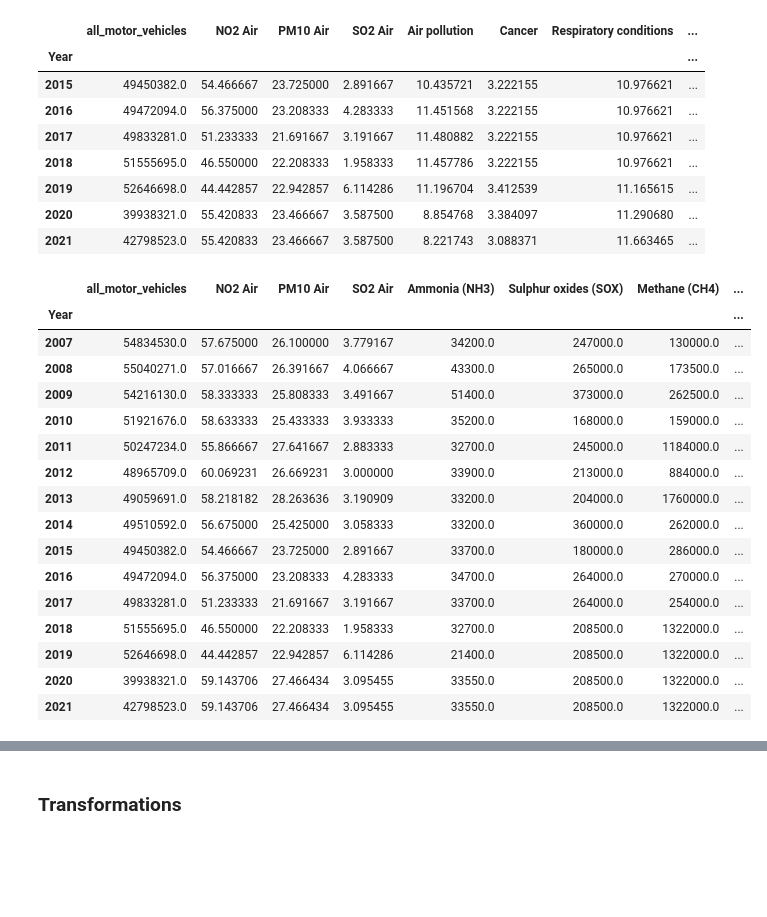
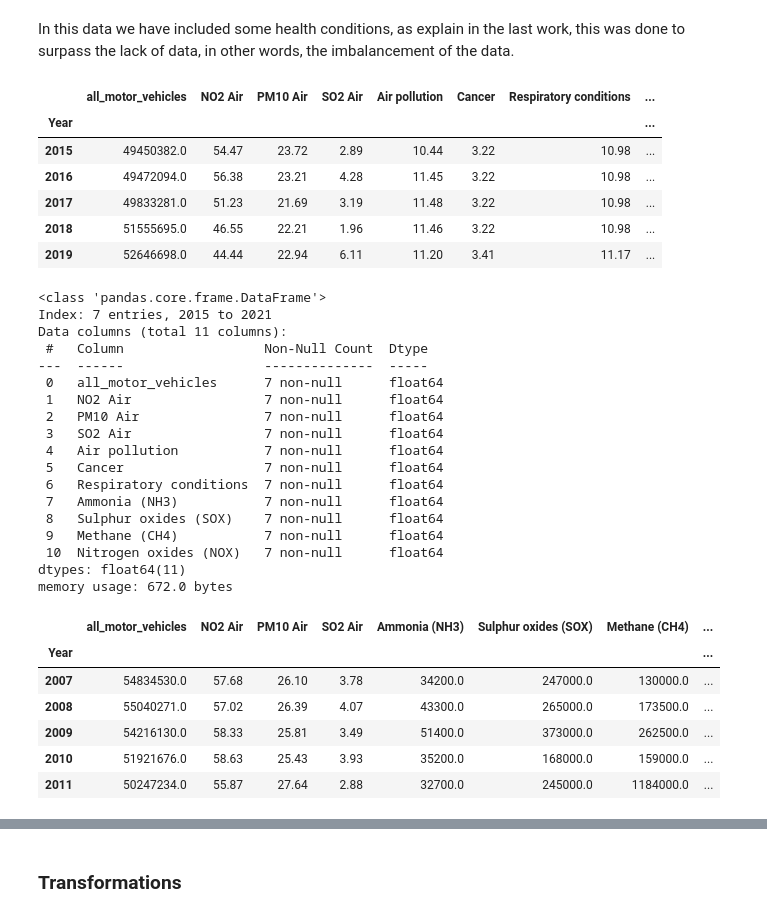
Before and after one commit to GuilhermeCasal/DataManagementFCD, a Jupyter notebook: secondDelivery.ipynb, the cells around one changed output, grey strips where cells are left out. Cells and saved outputs as stored; diff of their text form; code cells hidden in the pictures; blank space fills up the shorter version.

```diff
--- a/secondDelivery.ipynb
+++ b/secondDelivery.ipynb
@@ -7,38 +32,49 @@ from sklearn.metrics import silhouette_score
+# %% [markdown]
+In this data we have included some health conditions, as explain in the last work, this was done to surpass the lack of data, in other words, the imbalancement of the data.
 # %%
 data1 = pd.read_csv("merged_2015")
 data1 = data1.rename(columns={'Unnamed: 0': 'Year'})
 data1 = data1.set_index('Year')
-data1
+data1.head(5).round(2)
 # %% [output]
 |  | all_motor_vehicles | NO2 Air | PM10 Air | SO2 Air | Air pollution | Cancer | Respiratory conditions | ... |
 | Year |  |  |  |  |  |  |  | ... |
-| 2015 | 49450382.0 | 54.466667 | 23.725000 | 2.891667 | 10.435721 | 3.222155 | 10.976621 | ... |
-| 2016 | 49472094.0 | 56.375000 | 23.208333 | 4.283333 | 11.451568 | 3.222155 | 10.976621 | ... |
-| 2017 | 49833281.0 | 51.233333 | 21.691667 | 3.191667 | 11.480882 | 3.222155 | 10.976621 | ... |
-| 2018 | 51555695.0 | 46.550000 | 22.208333 | 1.958333 | 11.457786 | 3.222155 | 10.976621 | ... |
-| 2019 | 52646698.0 | 44.442857 | 22.942857 | 6.114286 | 11.196704 | 3.412539 | 11.165615 | ... |
-| 2020 | 39938321.0 | 55.420833 | 23.466667 | 3.587500 | 8.854768 | 3.384097 | 11.290680 | ... |
-| 2021 | 42798523.0 | 55.420833 | 23.466667 | 3.587500 | 8.221743 | 3.088371 | 11.663465 | ... |
+| 2015 | 49450382.0 | 54.47 | 23.72 | 2.89 | 10.44 | 3.22 | 10.98 | ... |
+| 2016 | 49472094.0 | 56.38 | 23.21 | 4.28 | 11.45 | 3.22 | 10.98 | ... |
+| 2017 | 49833281.0 | 51.23 | 21.69 | 3.19 | 11.48 | 3.22 | 10.98 | ... |
+| 2018 | 51555695.0 | 46.55 | 22.21 | 1.96 | 11.46 | 3.22 | 10.98 | ... |
+| 2019 | 52646698.0 | 44.44 | 22.94 | 6.11 | 11.20 | 3.41 | 11.17 | ... |
+# %%
+data1.info()
+# %% [output]
+<class 'pandas.core.frame.DataFrame'>
+Index: 7 entries, 2015 to 2021
+Data columns (total 11 columns):
+ #   Column                  Non-Null Count  Dtype
+---  ------                  --------------  -----
+ 0   all_motor_vehicles      7 non-null      float64
+ 1   NO2 Air                 7 non-null      float64
+ 2   PM10 Air                7 non-null      float64
+ 3   SO2 Air                 7 non-null      float64
+ 4   Air pollution           7 non-null      float64
+ 5   Cancer                  7 non-null      float64
+ 6   Respiratory conditions  7 non-null      float64
+ 7   Ammonia (NH3)           7 non-null      float64
+ 8   Sulphur oxides (SOX)    7 non-null      float64
+ 9   Methane (CH4)           7 non-null      float64
+ 10  Nitrogen oxides (NOX)   7 non-null      float64
+dtypes: float64(11)
+memory usage: 672.0 bytes
 # %%
 data2 = pd.read_csv("merged_no_health")
 data2 = data2.rename(columns={'Unnamed: 0': 'Year'})
 data2 = data2.set_index('Year')
-data2
+data2.head(5).round(2)
 # %% [output]
 |  | all_motor_vehicles | NO2 Air | PM10 Air | SO2 Air | Ammonia (NH3) | Sulphur oxides (SOX) | Methane (CH4) | ... |
 | Year |  |  |  |  |  |  |  | ... |
-| 2007 | 54834530.0 | 57.675000 | 26.100000 | 3.779167 | 34200.0 | 247000.0 | 130000.0 | ... |
-| 2008 | 55040271.0 | 57.016667 | 26.391667 | 4.066667 | 43300.0 | 265000.0 | 173500.0 | ... |
-| 2009 | 54216130.0 | 58.333333 | 25.808333 | 3.491667 | 51400.0 | 373000.0 | 262500.0 | ... |
-| 2010 | 51921676.0 | 58.633333 | 25.433333 | 3.933333 | 35200.0 | 168000.0 | 159000.0 | ... |
-| 2011 | 50247234.0 | 55.866667 | 27.641667 | 2.883333 | 32700.0 | 245000.0 | 1184000.0 | ... |
-| 2012 | 48965709.0 | 60.069231 | 26.669231 | 3.000000 | 33900.0 | 213000.0 | 884000.0 | ... |
-| 2013 | 49059691.0 | 58.218182 | 28.263636 | 3.190909 | 33200.0 | 204000.0 | 1760000.0 | ... |
-| 2014 | 49510592.0 | 56.675000 | 25.425000 | 3.058333 | 33200.0 | 360000.0 | 262000.0 | ... |
-| 2015 | 49450382.0 | 54.466667 | 23.725000 | 2.891667 | 33700.0 | 180000.0 | 286000.0 | ... |
-| 2016 | 49472094.0 | 56.375000 | 23.208333 | 4.283333 | 34700.0 | 264000.0 | 270000.0 | ... |
-| 2017 | 49833281.0 | 51.233333 | 21.691667 | 3.191667 | 33700.0 | 264000.0 | 254000.0 | ... |
-| 2018 | 51555695.0 | 46.550000 | 22.208333 | 1.958333 | 32700.0 | 208500.0 | 1322000.0 | ... |
-| 2019 | 52646698.0 | 44.442857 | 22.942857 | 6.114286 | 21400.0 | 208500.0 | 1322000.0 | ... |
-| 2020 | 39938321.0 | 59.143706 | 27.466434 | 3.095455 | 33550.0 | 208500.0 | 1322000.0 | ... |
-| 2021 | 42798523.0 | 59.143706 | 27.466434 | 3.095455 | 33550.0 | 208500.0 | 1322000.0 | ... |
+| 2007 | 54834530.0 | 57.68 | 26.10 | 3.78 | 34200.0 | 247000.0 | 130000.0 | ... |
+| 2008 | 55040271.0 | 57.02 | 26.39 | 4.07 | 43300.0 | 265000.0 | 173500.0 | ... |
+| 2009 | 54216130.0 | 58.33 | 25.81 | 3.49 | 51400.0 | 373000.0 | 262500.0 | ... |
+| 2010 | 51921676.0 | 58.63 | 25.43 | 3.93 | 35200.0 | 168000.0 | 159000.0 | ... |
+| 2011 | 50247234.0 | 55.87 | 27.64 | 2.88 | 32700.0 | 245000.0 | 1184000.0 | ... |
```
Also changed, not shown: parts of 124 cells of this notebook, 1 other file.
